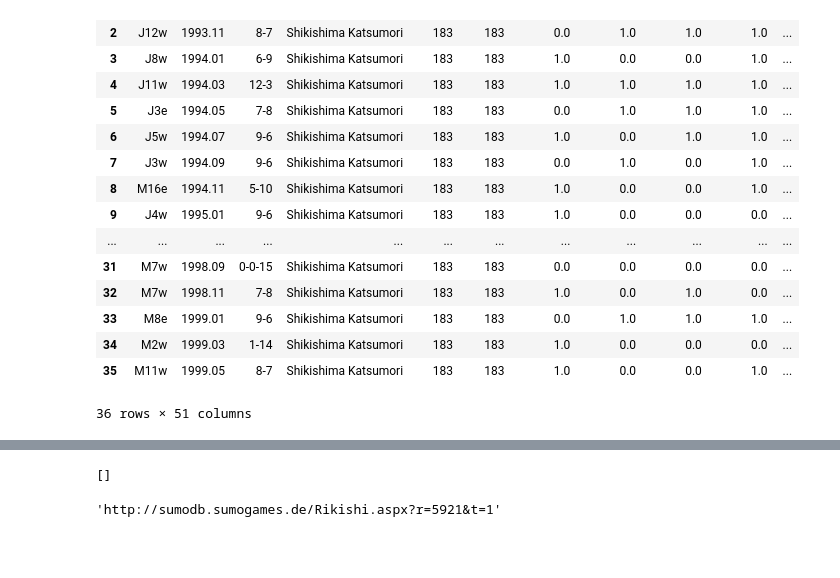
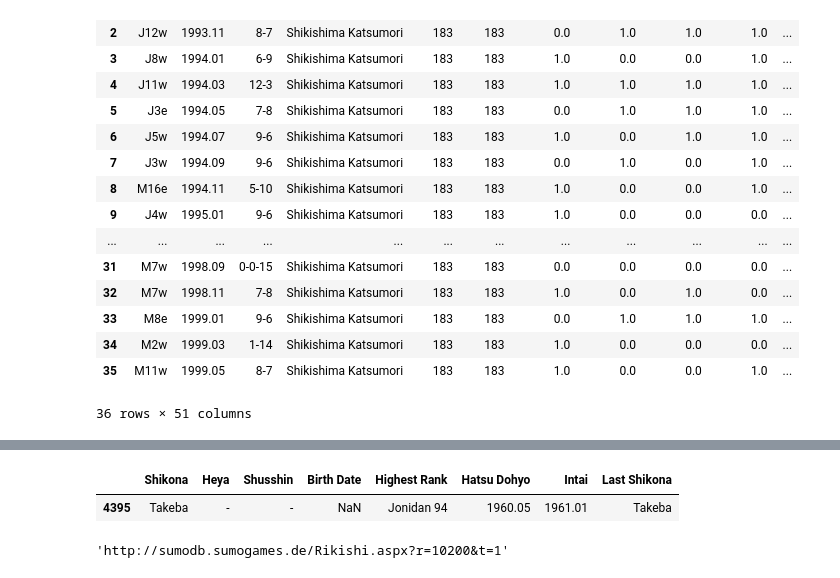
Before and after one commit to tsfraser/sumo-injury, a Jupyter notebook: SumoScraper.ipynb, the cells around one changed output, grey strips where cells are left out. Drawn from its saved outputs; the diff is of its cells as text; code cells hidden in the pictures; blank space fills up the shorter version.

```diff
--- a/SumoScraper.ipynb
+++ b/SumoScraper.ipynb
@@ -1082,8 +845,9 @@ IndexError: list index out of range
-# %%
-Date
-# %% [output]
-[]
+# %%
+sorted_df[sorted_df['Shikona'] =='Takeba']
+# %% [output]
+|  | Shikona | Heya | Shusshin | Birth Date | Highest Rank | Hatsu Dohyo | Intai | Last Shikona |
+| 4395 | Takeba | - | - | NaN | Jonidan 94 | 1960.05 | 1961.01 | Takeba |
 # %%
-URL_LIST[0]
+URL_LIST[81]
 # %% [output]
-'http://sumodb.sumogames.de/Rikishi.aspx?r=5921&t=1'
+'http://sumodb.sumogames.de/Rikishi.aspx?r=10200&t=1'
```
Also changed, not shown: parts of 56 cells of this notebook.
